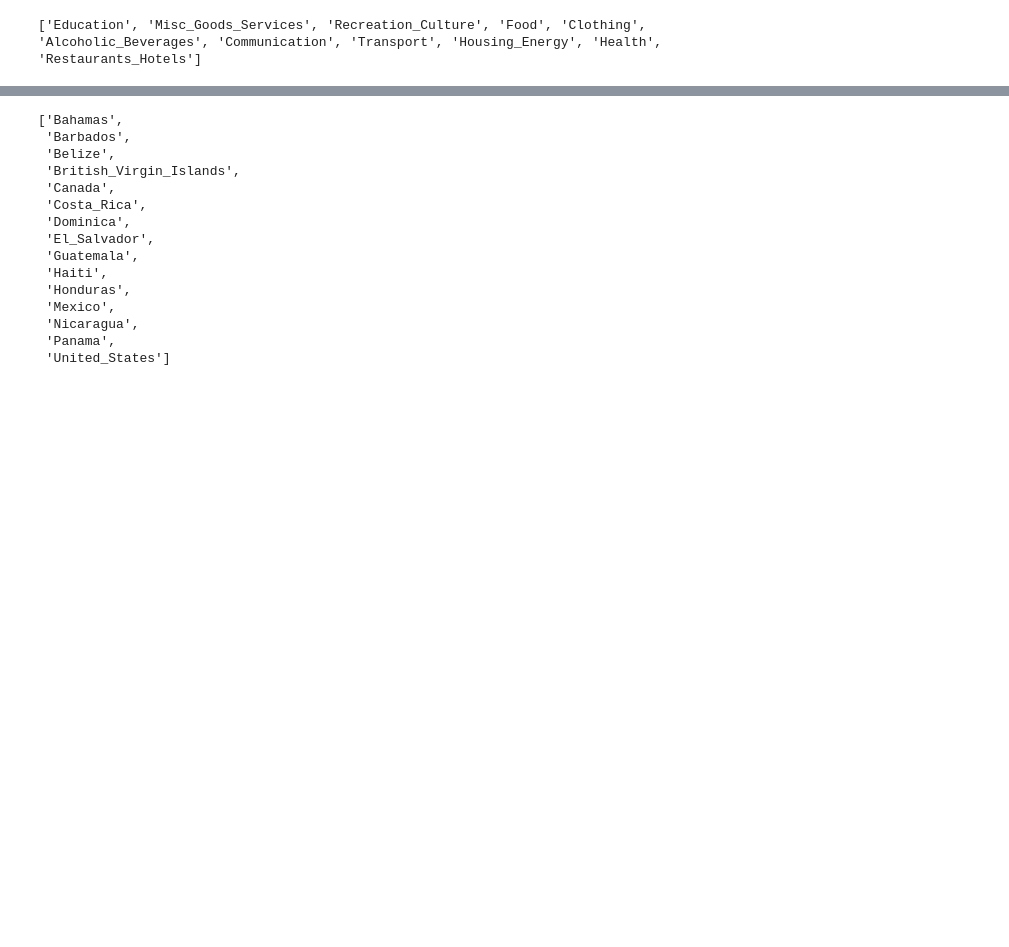
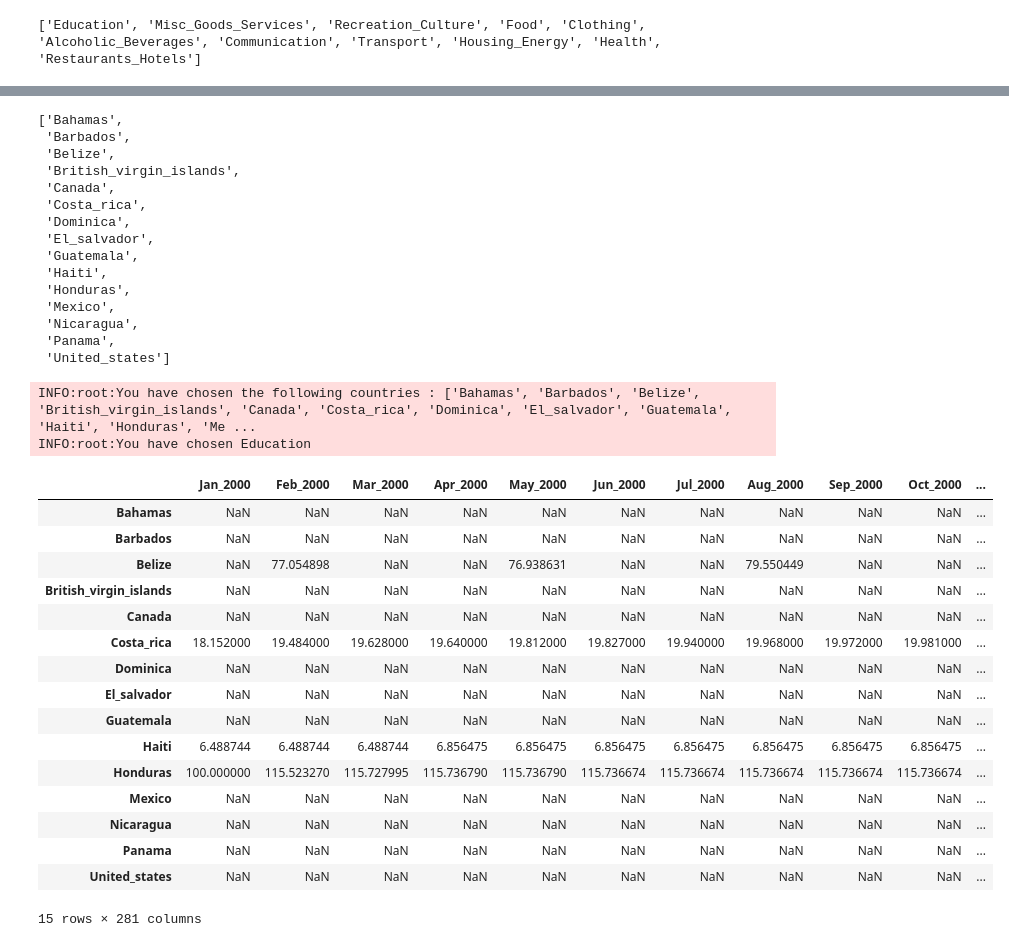
Before and after one commit to camelo-cruz/global_inflation_analyser, a Jupyter notebook: bin/dummynb.ipynb, the cells around one changed output, grey strips where cells are left out. Saved outputs shown, nothing was run; the diff lists cells and outputs as text; code cells hidden in the pictures; blank space fills up the shorter version.

```diff
--- a/bin/dummynb.ipynb
+++ b/bin/dummynb.ipynb
@@ -262,18 +261,42 @@ a1.list_countries(intext="North_america")
 # %%
 country_list = a1.list_countries(intext="North_America")
+country_list
 # %% [output]
 ['Bahamas',
  'Barbados',
  'Belize',
- 'British_Virgin_Islands',
+ 'British_virgin_islands',
  'Canada',
- 'Costa_Rica',
+ 'Costa_rica',
  'Dominica',
- 'El_Salvador',
+ 'El_salvador',
  'Guatemala',
  'Haiti',
  'Honduras',
  'Mexico',
  'Nicaragua',
  'Panama',
- 'United_States']
+ 'United_states']
+# %%
+country_data = a1.by_country(product="Education",cl=country_list)
+country_data
+# %% [output]
+INFO:root:You have chosen the following countries : ['Bahamas', 'Barbados', 'Belize', 'British_virgin_islands', 'Canada', 'Costa_rica', 'Dominica', 'El_salvador', 'Guatemala', 'Haiti', 'Honduras', 'Me ...
+INFO:root:You have chosen Education
+|  | Jan_2000 | Feb_2000 | Mar_2000 | Apr_2000 | May_2000 | Jun_2000 | Jul_2000 | Aug_2000 | Sep_2000 | Oct_2000 | ... |
+| Bahamas | NaN | NaN | NaN | NaN | NaN | NaN | NaN | NaN | NaN | NaN | ... |
+| Barbados | NaN | NaN | NaN | NaN | NaN | NaN | NaN | NaN | NaN | NaN | ... |
+| Belize | NaN | 77.054898 | NaN | NaN | 76.938631 | NaN | NaN | 79.550449 | NaN | NaN | ... |
+| British_virgin_islands | NaN | NaN | NaN | NaN | NaN | NaN | NaN | NaN | NaN | NaN | ... |
+| Canada | NaN | NaN | NaN | NaN | NaN | NaN | NaN | NaN | NaN | NaN | ... |
+| Costa_rica | 18.152000 | 19.484000 | 19.628000 | 19.640000 | 19.812000 | 19.827000 | 19.940000 | 19.968000 | 19.972000 | 19.981000 | ... |
+| Dominica | NaN | NaN | NaN | NaN | NaN | NaN | NaN | NaN | NaN | NaN | ... |
+| El_salvador | NaN | NaN | NaN | NaN | NaN | NaN | NaN | NaN | NaN | NaN | ... |
+| Guatemala | NaN | NaN | NaN | NaN | NaN | NaN | NaN | NaN | NaN | NaN | ... |
+| Haiti | 6.488744 | 6.488744 | 6.488744 | 6.856475 | 6.856475 | 6.856475 | 6.856475 | 6.856475 | 6.856475 | 6.856475 | ... |
+| Honduras | 100.000000 | 115.523270 | 115.727995 | 115.736790 | 115.736790 | 115.736674 | 115.736674 | 115.736674 | 115.736674 | 115.736674 | ... |
+| Mexico | NaN | NaN | NaN | NaN | NaN | NaN | NaN | NaN | NaN | NaN | ... |
+| Nicaragua | NaN | NaN | NaN | NaN | NaN | NaN | NaN | NaN | NaN | NaN | ... |
+| Panama | NaN | NaN | NaN | NaN | NaN | NaN | NaN | NaN | NaN | NaN | ... |
+| United_states | NaN | NaN | NaN | NaN | NaN | NaN | NaN | NaN | NaN | NaN | ... |
+15 rows × 281 columns
```
Also changed, not shown: parts of 10 cells of this notebook, 1 other file.
